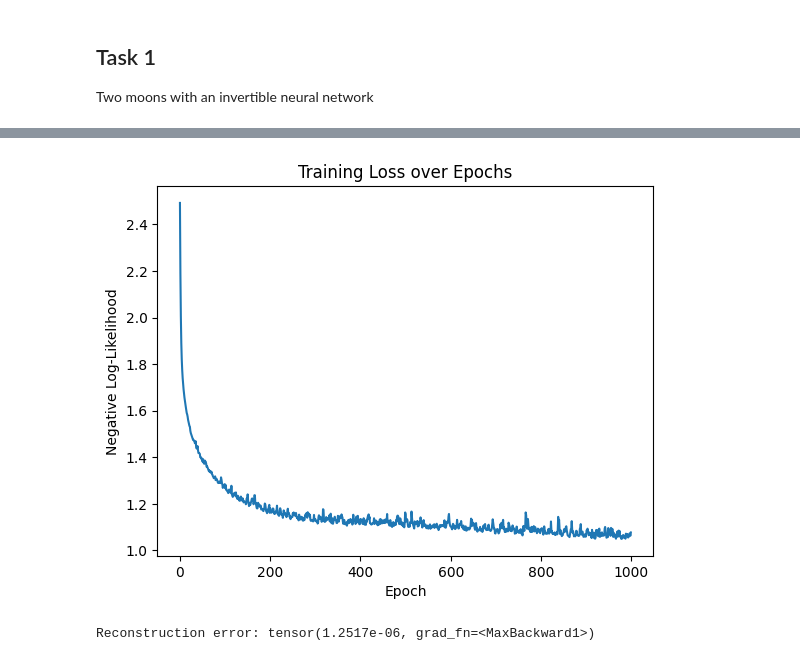
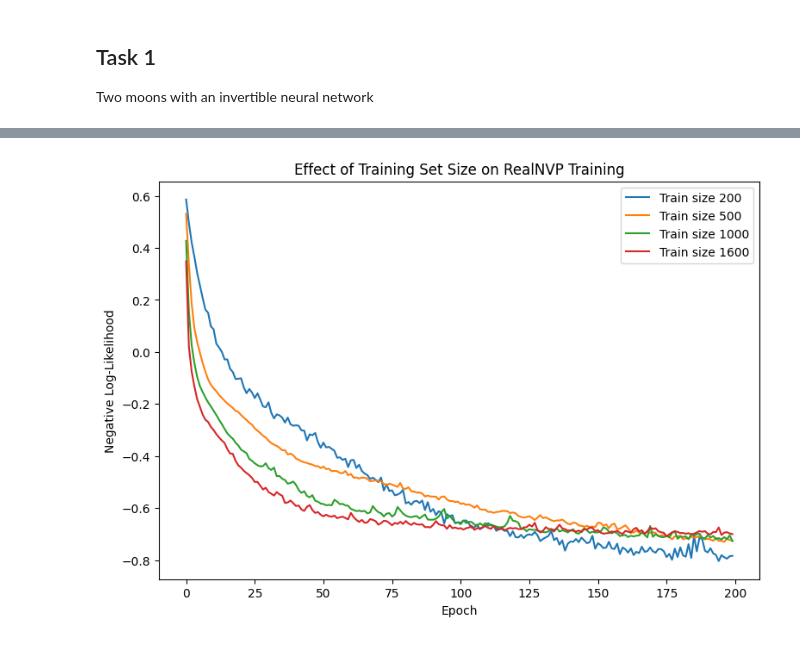
Before and after one commit to juancprolam/generative_neural_networks_for_the_sciences, a Jupyter notebook: ex03/normalizig-flows.ipynb, the cells around one changed output, grey strips where cells are left out. Drawn from its saved outputs; the diff is of its cells as text; code cells hidden in the pictures.

```diff
--- a/ex03/normalizig-flows.ipynb
+++ b/ex03/normalizig-flows.ipynb
@@ -112,10 +125,11 @@ class RealNVP(nn.Module):
             for mask in masks
         ])
 
-        # random orthonormal rotations (except after last block)
-        self.register_buffer('rotations', torch.stack([
-            self._random_ortho(input_size) for _ in range(blocks - 1)
-        ]) if blocks > 1 else torch.empty(0))
+        if blocks > 1:
+            R = torch.stack([self._random_ortho(input_size) for _ in range(blocks - 1)])
+            self.register_buffer("rotations", R)
+        else:
+            self.register_buffer("rotations", torch.empty(0))
 
     def _random_ortho(self, dim):
         #Create a random orthonormal matrix using QR decomposition.
@@ -127,8 +141,8 @@ class RealNVP(nn.Module):
 
     def forward(self, x):
         #Encoder: x -> z
-        log_det_tot = x.new_zeros(x.shape[0])
         y = x
+        log_det_tot = torch.zeros(x.size(0), device=x.device)
         for i, c in enumerate(self.couplings):
             y, logd = c.forward(y)
             log_det_tot = log_det_tot + logd
@@ -140,8 +154,8 @@ class RealNVP(nn.Module):
 
     def inverse(self, z):
         #Decoder: z -> x
-        log_det_tot = z.new_zeros(z.shape[0])
         y = z
+        log_det_tot = torch.zeros(z.size(0), device=z.device)
         for i in reversed(range(len(self.couplings))):
             # inverse rotation if not last in reverse
             if i < len(self.couplings) - 1:
@@ -195,31 +213,39 @@ def train_realnvp(model, data, batch_size, epochs=1000, lr=1e-3):
 # %%
-# generate two moons dataset
-X, _ = make_moons(n_samples=1000, noise=0.1)
-X = torch.tensor(X, dtype=torch.float32)
+#Training for different training set sizes
+hyperparams_size = [
+    (200, 128, 200, 0.001, 32, 4),
+    (500, 128, 200, 0.001, 32, 4),
+    (1000, 128, 200, 0.001, 32, 4),
+    (1600, 128, 200, 0.001, 32, 4),
+]
 
-# create RealNVP
-model = RealNVP(input_size=2, hidden_size=32, blocks=4)
+results_size = []
 
-# train with high epochs
-for epochs in [10, 50, 100]:
-    losses=train_realnvp(model, X, batch_size=128, epochs=epochs, lr=1e-3)
-    plt.plot(losses, label=f"{epochs} epochs")
+for params in hyperparams_size:
+    train_size, batch, epochs, lr, hidden, blocks = params
+
+    print(f"\nTraining with training set size = {train_size}")
+
+    model = RealNVP(input_size=2, hidden_size=hidden, blocks=blocks)
+
+    losses = train_realnvp(model,
+                           X_train,
+                           training_set_size=train_size,
+                           mini_batch_size=batch,
+                           n_epochs=epochs,
+                           learning_rate=lr)
+
+    results_size.append((params, losses))
+
+# Plot
+plt.figure(figsize=(9,6))
+for params, losses in results_size:
+    train_size = params[0]
+    plt.plot(losses, label=f"Train size {train_size}")
+
+plt.xlabel("Epoch")
+plt.ylabel("Negative Log-Likelihood")
+plt.title("Effect of Training Set Size on RealNVP Training")
 plt.legend()
 plt.show()
-
-
-#plotting loss function over epochs
-plt.plot(losses)
-plt.xlabel("Epoch")
-plt.ylabel("Negative Log-Likelihood")
-plt.title("Training Loss over Epochs")
-plt.show()
-
-
-
-# check if reverse pass is the inverse of forward pass
-x_sample = X[:10]
-z, _ = model.forward(x_sample)
-x_reconstructed, _ = model.inverse(z)
-print("Reconstruction error:", torch.max(torch.abs(x_sample - x_reconstructed)))
 # %% [output]
@@ -243,2 +269 @@ Epoch 1000/1000, NLL: 1.0770
-[figure, old version]
+[figure, new version]
-Reconstruction error: tensor(1.2517e-06, grad_fn=<MaxBackward1>)
```
Also changed, not shown: parts of 16 cells of this notebook.
